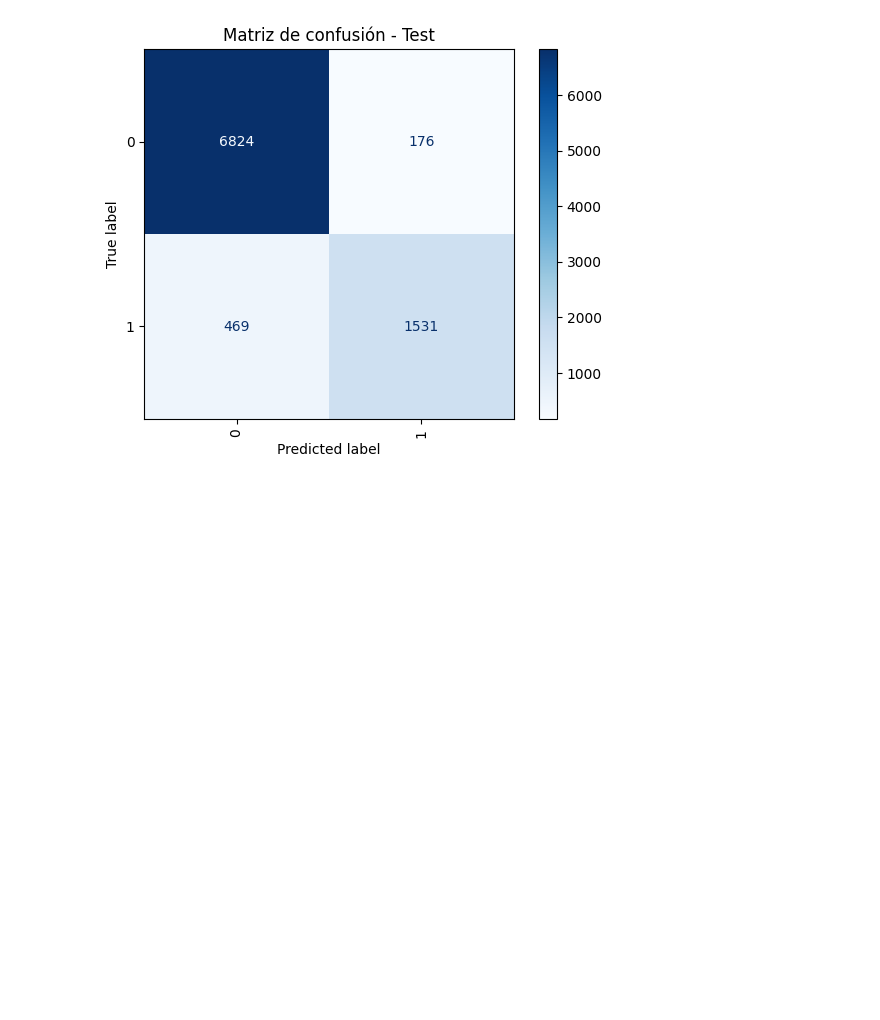
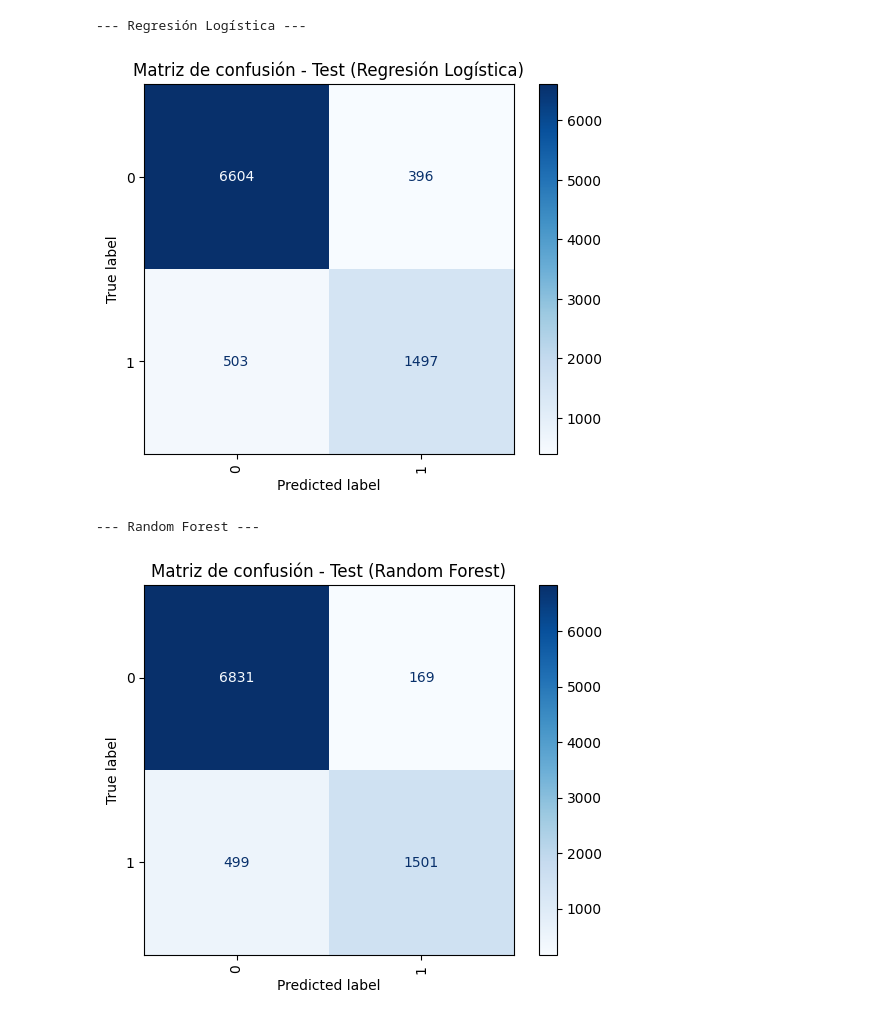
Before and after one commit to flhalumno/Proyecto_final_aprendizaje, a Jupyter notebook: Aprendizaje.ipynb, the cells around one changed output. Drawn from its saved outputs; the diff is of its cells as text; code cells hidden in the pictures; blank space fills up the shorter version.

```diff
--- a/Aprendizaje.ipynb
+++ b/Aprendizaje.ipynb
@@ -186,0 +516,15 @@ Pipeline(steps=[('escalador', StandardScaler()),
+# %%
+import json
+from sklearn.pipeline import Pipeline
+from sklearn.ensemble import RandomForestClassifier
+
+# Cargar los hiperparámetros
+with open('mejores_parametros_RL.json', 'r') as f:
+    best_params_RL = json.load(f)
+pl_RL.set_params(**best_params_RL)
+print(best_params_RL)
+
+with open('mejores_parametros_RF.json', 'r') as f:
+    best_params_RF = json.load(f)
+pl_RF.set_params(**best_params_RF)
+print(best_params_RF)
@@ -237,17 +763,40 @@ dtype: float64
-# %%
-from sklearn.metrics import classification_report, confusion_matrix, ConfusionMatrixDisplay
-import matplotlib.pyplot as plt
-
-
-probs = pl.predict_proba(x_test)
-probs_clase_1 = probs[:, 1]
-y_pred=pl.predict(x_test)
-
-cm = confusion_matrix(y_test, y_pred)
-
-disp = ConfusionMatrixDisplay(confusion_matrix=cm)
-disp.plot(cmap="Blues", xticks_rotation="vertical")
-plt.title("Matriz de confusión - Test")
-plt.show()
-# %% [output]
-[figure, removed]
+# %%
+from sklearn.metrics import classification_report, confusion_matrix, ConfusionMatrixDisplay
+import matplotlib.pyplot as plt
+
+
+#  Matriz de Confusión para Regresión Logística
+print("\n--- Regresión Logística ---")
+probs_RL = (pl_RL.predict_proba(x_test)[:, 1] >= mejores_RL['threshold']).astype(int)
+probs_clase_1_RL = probs_RL
+y_pred_RL=pl_RL.predict(x_test)
+
+
+
+cm_RL = confusion_matrix(y_test, y_pred_RL)
+
+disp_RL = ConfusionMatrixDisplay(confusion_matrix=cm_RL)
+disp_RL.plot(cmap="Blues", xticks_rotation="vertical")
+plt.title("Matriz de confusión - Test (Regresión Logística)")
+plt.show()
+
+
+
+
+# Matriz de Confusión para Random Forest
+print("\n--- Random Forest ---")
+probs_RF = (pl_RF.predict_proba(x_test)[:, 1] >= mejores_RF['threshold']).astype(int)
+probs_clase_1_RF = probs_RF
+y_pred_RF = pl_RF.predict(x_test)
+
+cm_RF = confusion_matrix(y_test, y_pred_RF)
+
+disp_RF = ConfusionMatrixDisplay(confusion_matrix=cm_RF)
+disp_RF.plot(cmap="Blues", xticks_rotation="vertical")
+plt.title("Matriz de confusión - Test (Random Forest)")
+plt.show()
+# %% [output]
+--- Regresión Logística ---
+[figure, added]
+--- Random Forest ---
+[figure, added]
```
Also changed, not shown: parts of 35 cells of this notebook.
